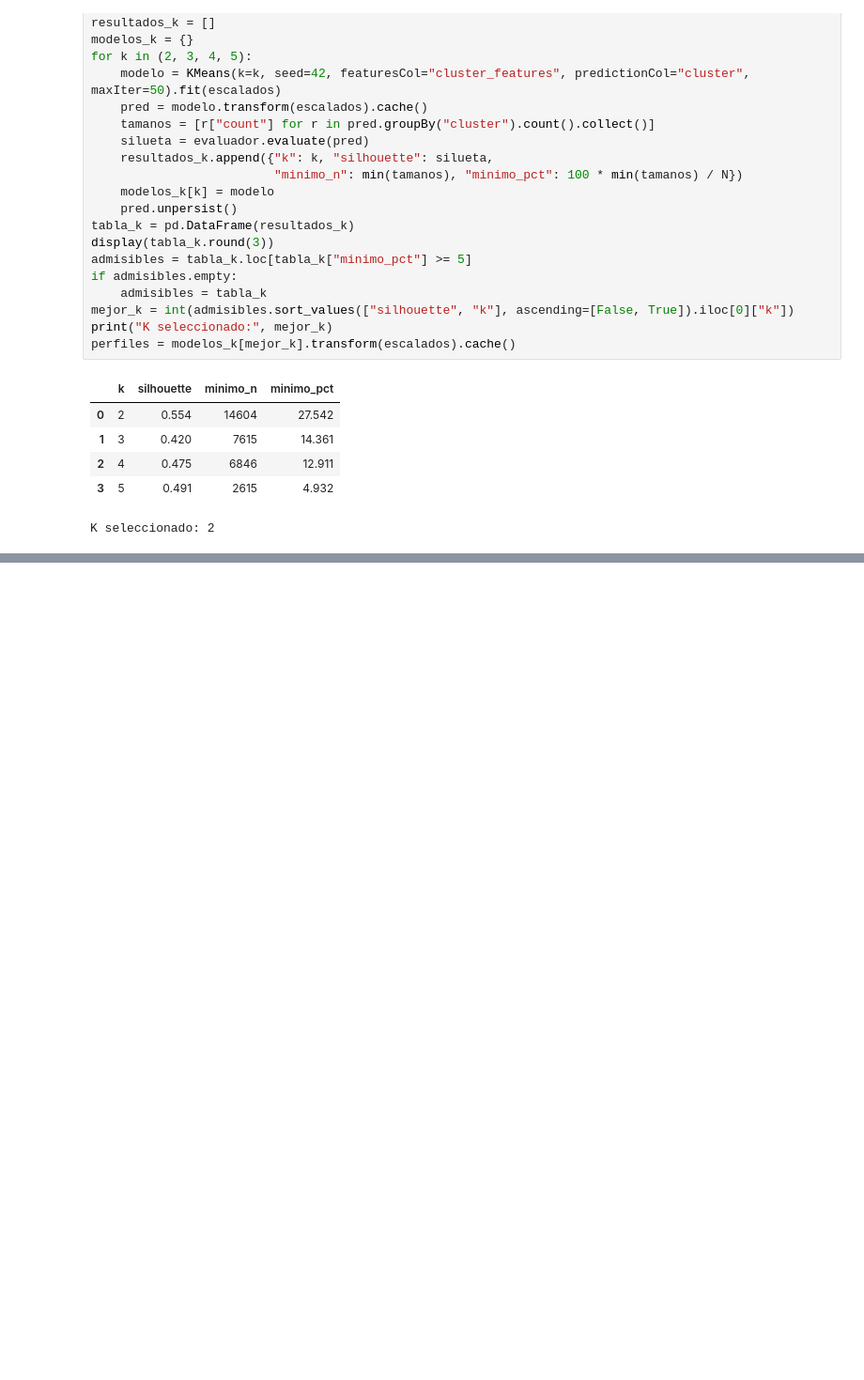
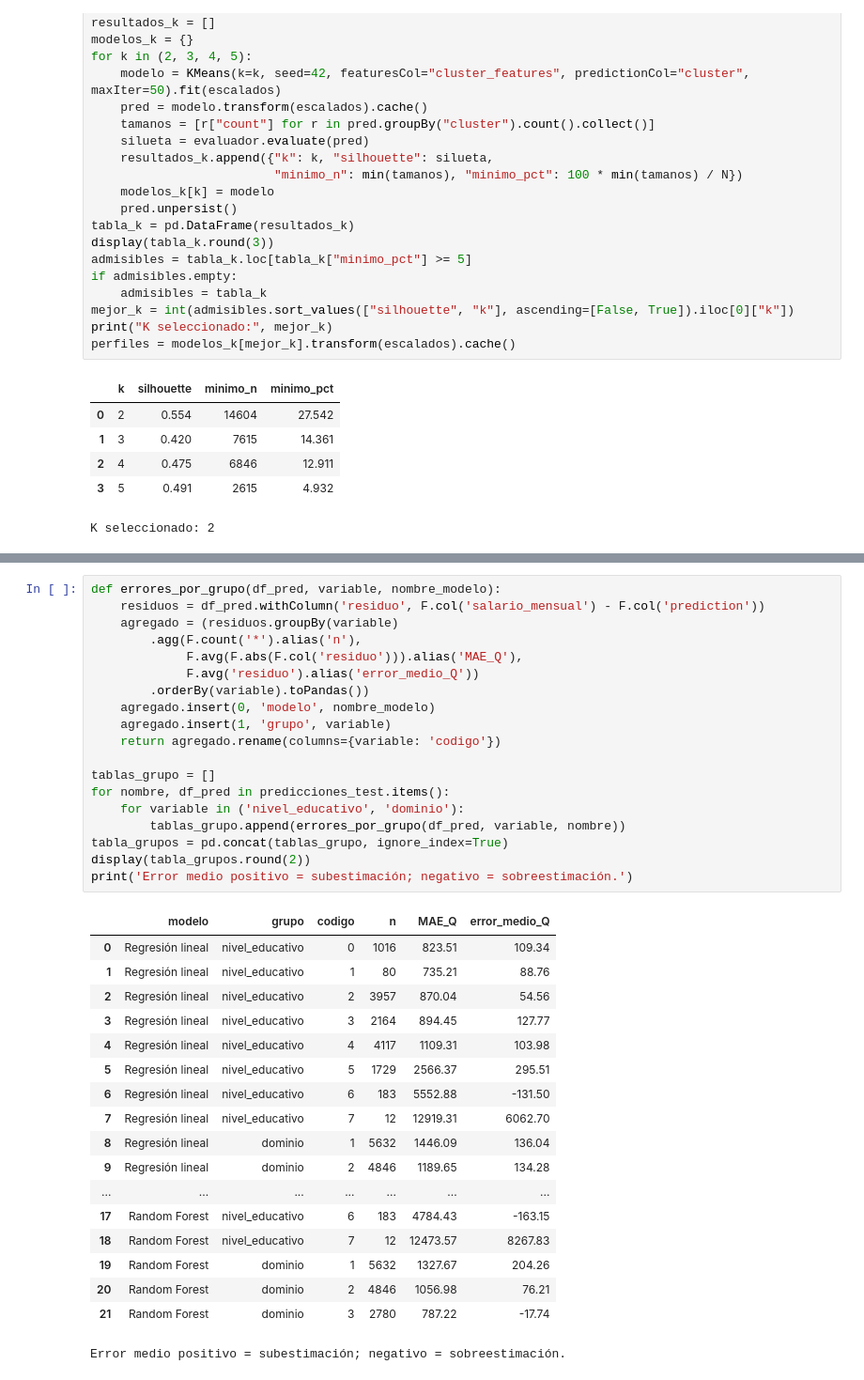
Before and after one commit to Jorge162017/Lab7-DataScience, a Jupyter notebook: notebooks/Lab7_Avance.ipynb, the cells around one changed output, grey strips where cells are left out. Shown at 94% size. Saved outputs shown, nothing was run; the diff lists cells and outputs as text; blank space fills up the shorter version.

```diff
--- a/notebooks/Lab7_Avance.ipynb
+++ b/notebooks/Lab7_Avance.ipynb
@@ -762,0 +980,38 @@ muestral. No indican causalidad ni salarios recomendados.
+# %%
+def errores_por_grupo(df_pred, variable, nombre_modelo):
+    residuos = df_pred.withColumn('residuo', F.col('salario_mensual') - F.col('prediction'))
+    agregado = (residuos.groupBy(variable)
+        .agg(F.count('*').alias('n'),
+             F.avg(F.abs(F.col('residuo'))).alias('MAE_Q'),
+             F.avg('residuo').alias('error_medio_Q'))
+        .orderBy(variable).toPandas())
+    agregado.insert(0, 'modelo', nombre_modelo)
+    agregado.insert(1, 'grupo', variable)
+    return agregado.rename(columns={variable: 'codigo'})
+
+tablas_grupo = []
+for nombre, df_pred in predicciones_test.items():
+    for variable in ('nivel_educativo', 'dominio'):
+        tablas_grupo.append(errores_por_grupo(df_pred, variable, nombre))
+tabla_grupos = pd.concat(tablas_grupo, ignore_index=True)
+display(tabla_grupos.round(2))
+print('Error medio positivo = subestimación; negativo = sobreestimación.')
+# %% [output]
+|  | modelo | grupo | codigo | n | MAE_Q | error_medio_Q |
+| 0 | Regresión lineal | nivel_educativo | 0 | 1016 | 823.51 | 109.34 |
+| 1 | Regresión lineal | nivel_educativo | 1 | 80 | 735.21 | 88.76 |
+| 2 | Regresión lineal | nivel_educativo | 2 | 3957 | 870.04 | 54.56 |
+| 3 | Regresión lineal | nivel_educativo | 3 | 2164 | 894.45 | 127.77 |
+| 4 | Regresión lineal | nivel_educativo | 4 | 4117 | 1109.31 | 103.98 |
+| 5 | Regresión lineal | nivel_educativo | 5 | 1729 | 2566.37 | 295.51 |
+| 6 | Regresión lineal | nivel_educativo | 6 | 183 | 5552.88 | -131.50 |
+| 7 | Regresión lineal | nivel_educativo | 7 | 12 | 12919.31 | 6062.70 |
+| 8 | Regresión lineal | dominio | 1 | 5632 | 1446.09 | 136.04 |
+| 9 | Regresión lineal | dominio | 2 | 4846 | 1189.65 | 134.28 |
+| ... | ... | ... | ... | ... | ... | ... |
+| 17 | Random Forest | nivel_educativo | 6 | 183 | 4784.43 | -163.15 |
+| 18 | Random Forest | nivel_educativo | 7 | 12 | 12473.57 | 8267.83 |
+| 19 | Random Forest | dominio | 1 | 5632 | 1327.67 | 204.26 |
+| 20 | Random Forest | dominio | 2 | 4846 | 1056.98 | 76.21 |
+| 21 | Random Forest | dominio | 3 | 2780 | 787.22 | -17.74 |
+Error medio positivo = subestimación; negativo = sobreestimación.
```
Also changed, not shown: parts of 20 cells of this notebook, 1 other file.
